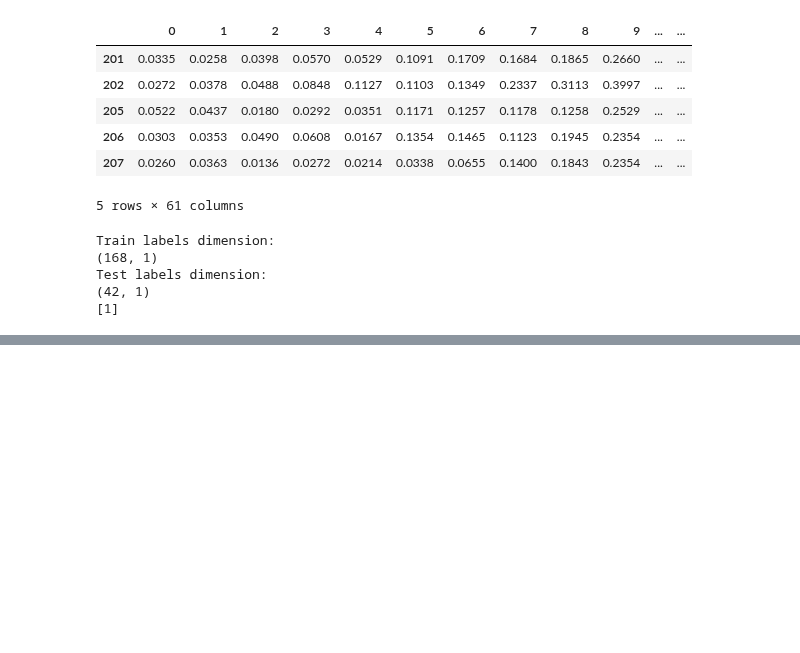
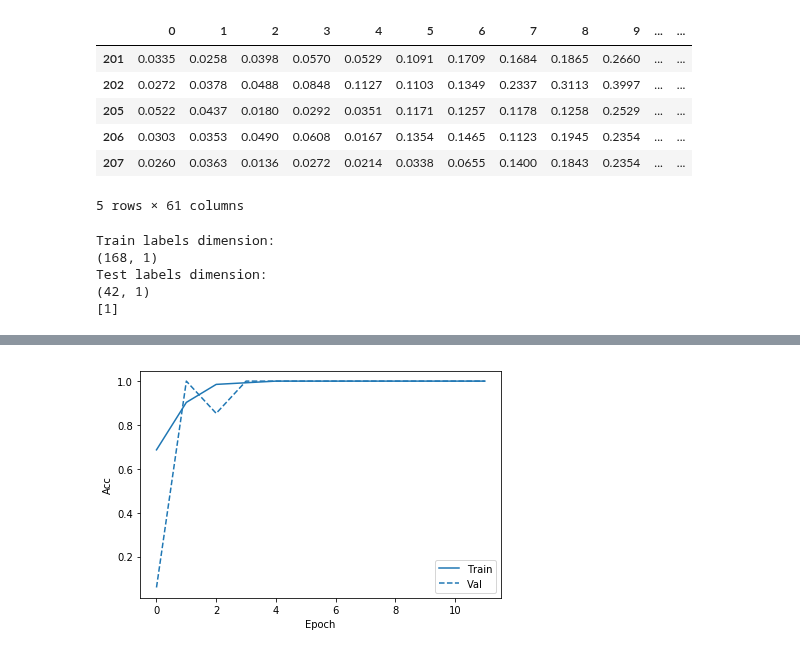
Before and after one commit to borodark/ie7860, a Jupyter notebook: HW2 MLP Sonar.ipynb, the cells around one changed output, grey strips where cells are left out. Cells and saved outputs as stored; diff of their text form; code cells hidden in the pictures; blank space fills up the shorter version.

```diff
--- a/HW2 MLP Sonar.ipynb
+++ b/HW2 MLP Sonar.ipynb
@@ -172,0 +188,4 @@ plot_metrics(history2, metrics =  ['loss', 'mean_squared_logarithmic_error', 'ac
+# %%
+plot_metrics(history2, metrics =  ['acc'])
+# %% [output]
+[figure, added]
```
Also changed, not shown: parts of 8 cells of this notebook, 1 other file.
